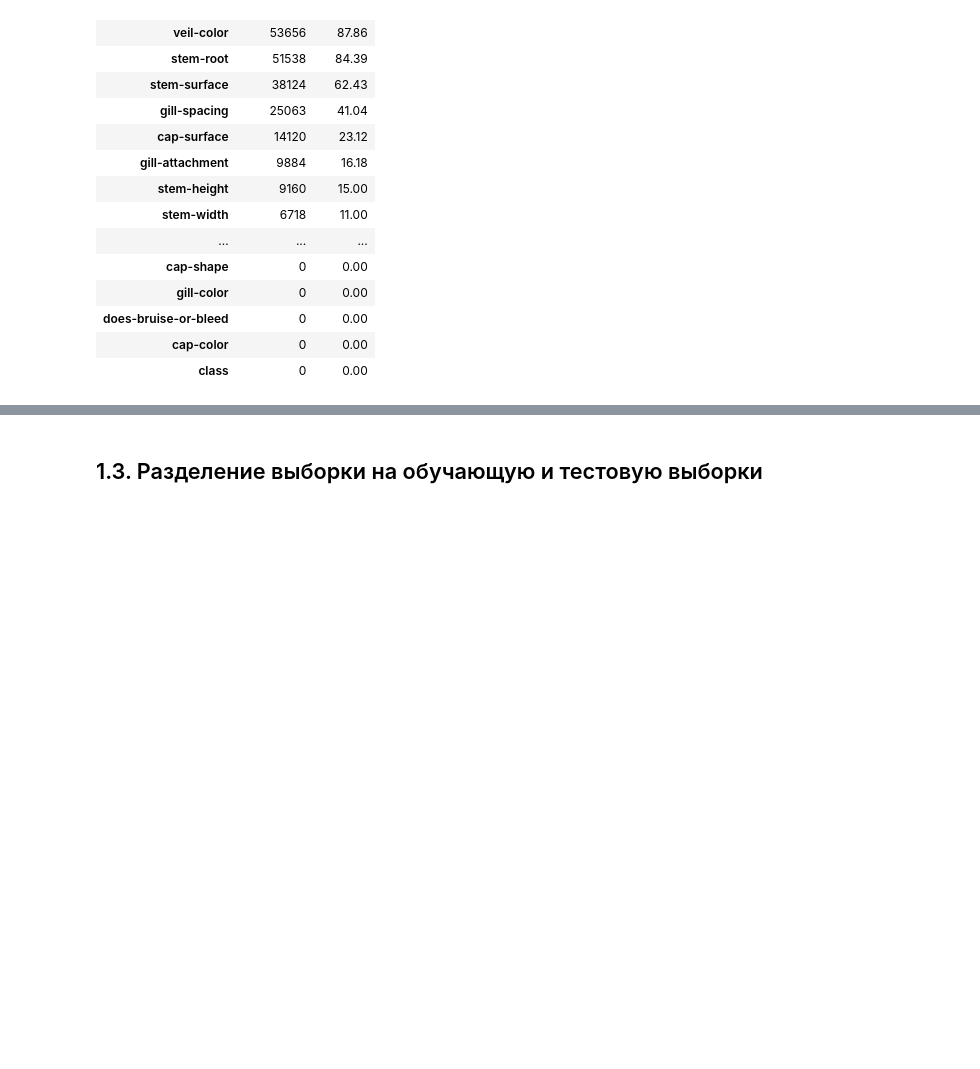
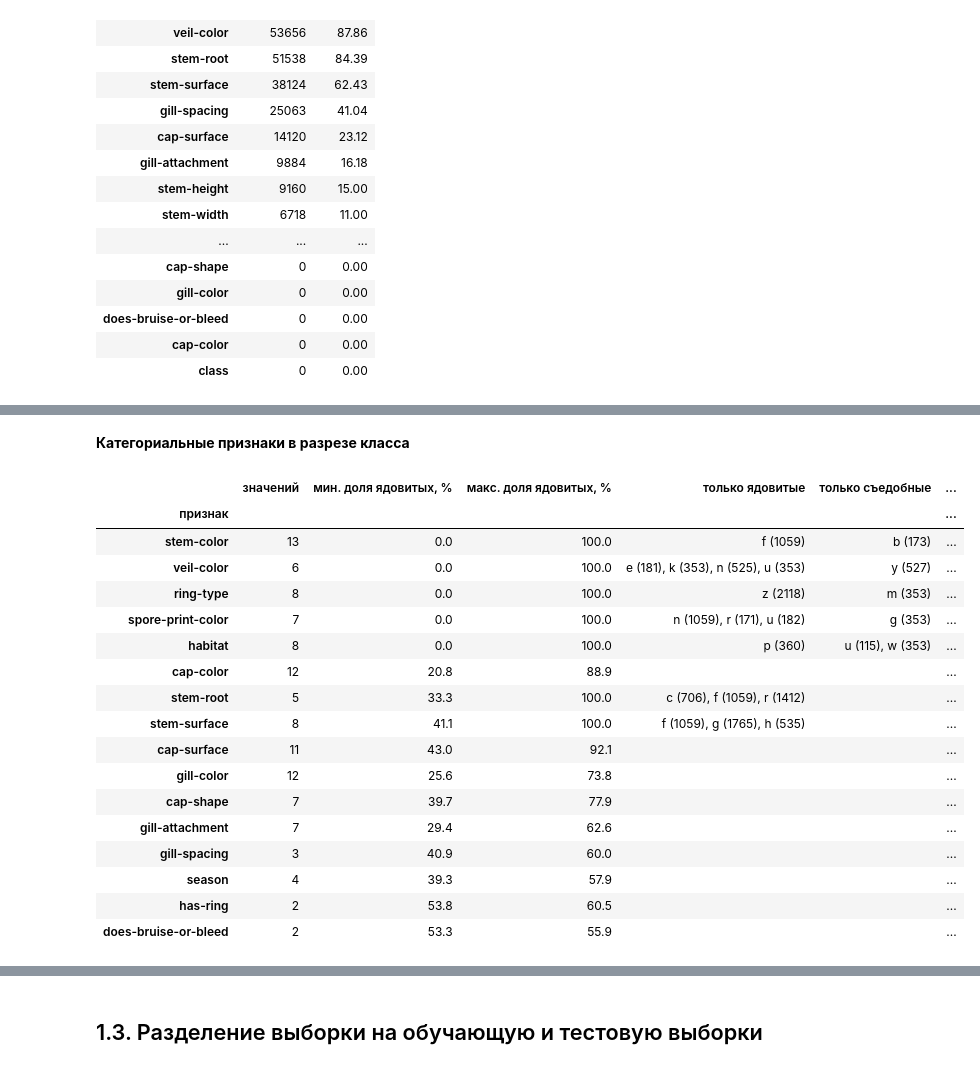
Before and after one commit to terracodum/Pracs5, a Jupyter notebook: warcraft.ipynb, the cells around one changed output, grey strips where cells are left out. Cells and saved outputs as stored; diff of their text form; code cells hidden in the pictures; blank space fills up the shorter version.

```diff
--- a/warcraft.ipynb
+++ b/warcraft.ipynb
@@ -169,0 +412,16 @@ pd.DataFrame({
+# %%
+rows = []
+for col in df.columns[df.isna().any()]:
+    is_na = df[col].isna()
+    rows.append({
+        "признак": col,
+        "пропусков, %": is_na.mean() * 100,
+        "ядовитых среди пропусков, %": (df.loc[is_na, "class"] == "p").mean() * 100,
+        "ядовитых среди заполненных, %": (df.loc[~is_na, "class"] == "p").mean() * 100,
+    })
+
+missing_vs_class = pd.DataFrame(rows).set_index("признак")
+missing_vs_class["разница, п.п."] = (
+    missing_vs_class["ядовитых среди пропусков, %"] - missing_vs_class["ядовитых среди заполненных, %"]
+)
+missing_vs_class.round(1).sort_values("разница, п.п.", key=abs, ascending=False)
@@ -169,0 +449,41 @@ pd.DataFrame({
+# %% [markdown]
+**Категориальные признаки в разрезе класса**
+# %%
+cat_cols = [col for col in df.columns if df[col].dtype != "float64" and col not in ("class", "veil-type")]
+p_overall = (df["class"] == "p").mean() * 100
+
+rows = []
+for col in cat_cols:
+    p_share = df.groupby(col)["class"].agg(lambda s: (s == "p").mean() * 100)
+    counts = df[col].value_counts()
+    rows.append({
+        "признак": col,
+        "значений": len(p_share),
+        "мин. доля ядовитых, %": p_share.min(),
+        "макс. доля ядовитых, %": p_share.max(),
+        "только ядовитые": ", ".join(f"{v} ({counts[v]})" for v in p_share[p_share == 100].index),
+        "только съедобные": ", ".join(f"{v} ({counts[v]})" for v in p_share[p_share == 0].index),
+    })
+
+cat_vs_class = pd.DataFrame(rows).set_index("признак")
+cat_vs_class["разброс, п.п."] = cat_vs_class["макс. доля ядовитых, %"] - cat_vs_class["мин. доля ядовитых, %"]
+cat_vs_class.round(1).sort_values("разброс, п.п.", ascending=False)
+# %% [output]
+|  | значений | мин. доля ядовитых, % | макс. доля ядовитых, % | только ядовитые | только съедобные | ... |
+| признак |  |  |  |  |  | ... |
+| stem-color | 13 | 0.0 | 100.0 | f (1059) | b (173) | ... |
+| veil-color | 6 | 0.0 | 100.0 | e (181), k (353), n (525), u (353) | y (527) | ... |
+| ring-type | 8 | 0.0 | 100.0 | z (2118) | m (353) | ... |
+| spore-print-color | 7 | 0.0 | 100.0 | n (1059), r (171), u (182) | g (353) | ... |
+| habitat | 8 | 0.0 | 100.0 | p (360) | u (115), w (353) | ... |
+| cap-color | 12 | 20.8 | 88.9 |  |  | ... |
+| stem-root | 5 | 33.3 | 100.0 | c (706), f (1059), r (1412) |  | ... |
+| stem-surface | 8 | 41.1 | 100.0 | f (1059), g (1765), h (535) |  | ... |
+| cap-surface | 11 | 43.0 | 92.1 |  |  | ... |
+| gill-color | 12 | 25.6 | 73.8 |  |  | ... |
+| cap-shape | 7 | 39.7 | 77.9 |  |  | ... |
+| gill-attachment | 7 | 29.4 | 62.6 |  |  | ... |
+| gill-spacing | 3 | 40.9 | 60.0 |  |  | ... |
+| season | 4 | 39.3 | 57.9 |  |  | ... |
+| has-ring | 2 | 53.8 | 60.5 |  |  | ... |
+| does-bruise-or-bleed | 2 | 53.3 | 55.9 |  |  | ... |
```
Also changed, not shown: parts of 33 cells of this notebook, 1 other file.
